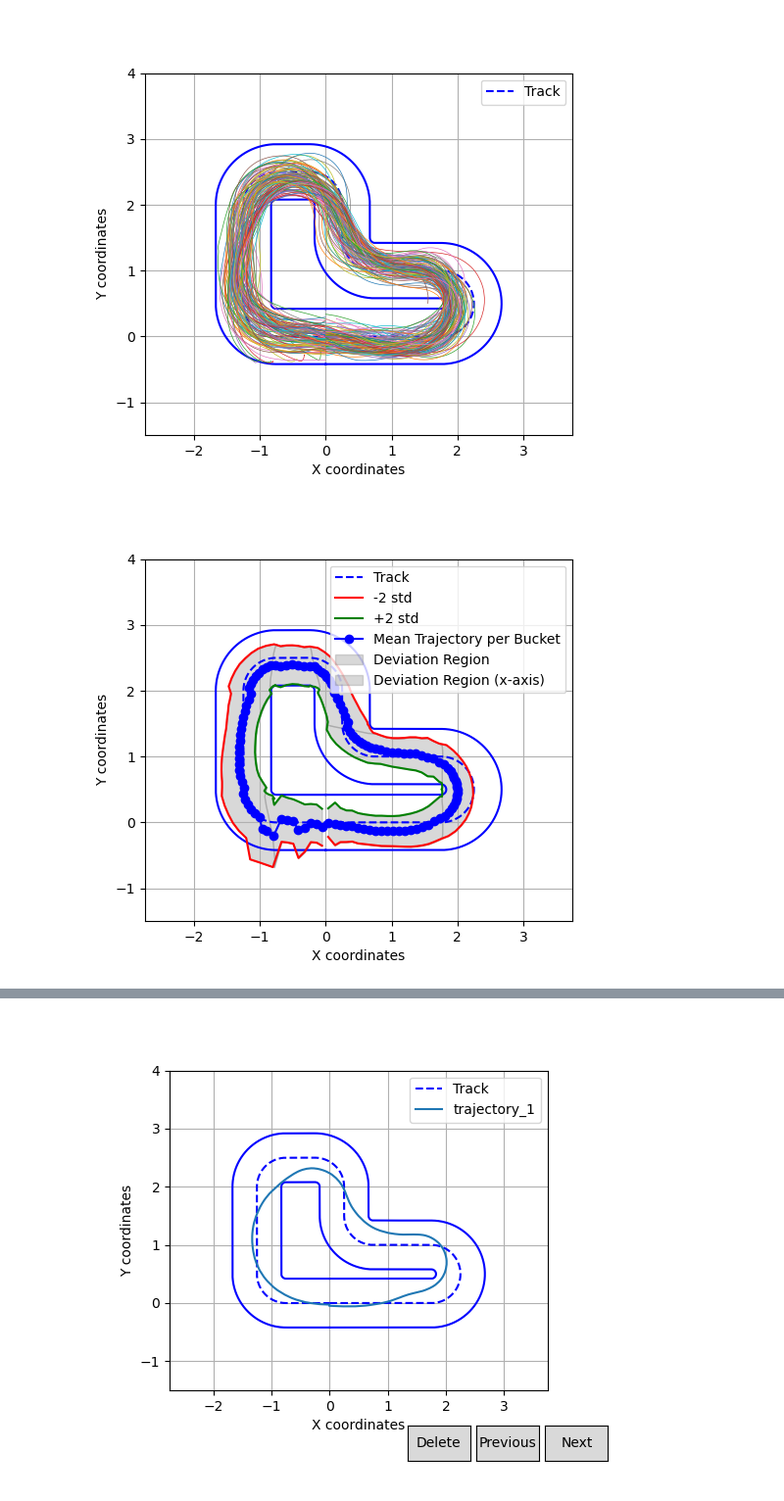
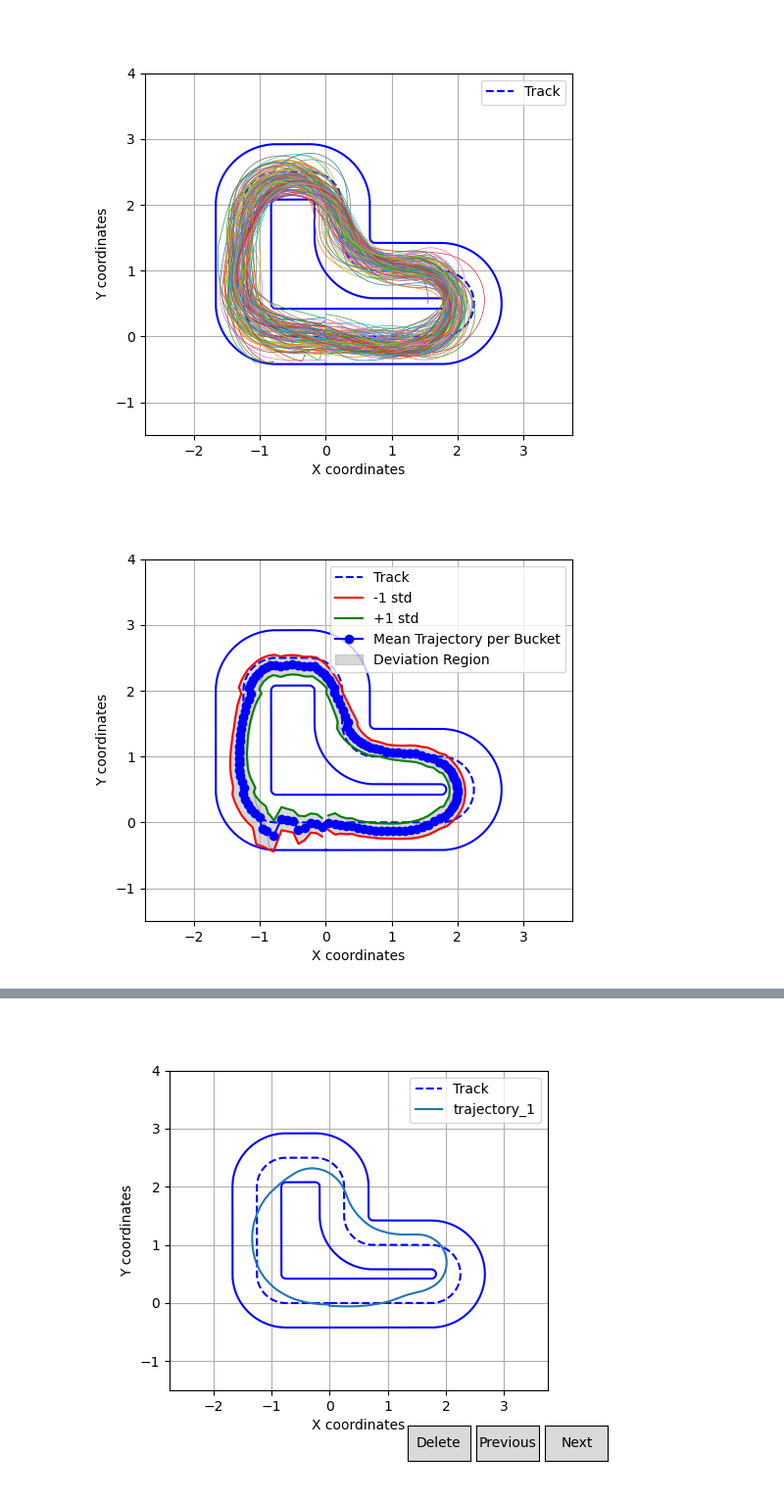
Before and after one commit to freddiefreeloader1/Imitation-Learning-for-Driving-Control, a Jupyter notebook: data_augmetation.ipynb, the cells around one changed output, grey strips where cells are left out. Shown at 98% size. Cells and saved outputs as stored; diff of their text form; code cells hidden in the pictures.

Commit message:
new models, FFt changed

```diff
--- a/data_augmetation.ipynb
+++ b/data_augmetation.ipynb
@@ -41,7 +44,7 @@ def wrap_to_pi(angle):
     return (angle + np.pi) % (2 * np.pi) - np.pi
 
 n_buckets = 120  # Number of buckets to divide s into (0.0-0.1, 0.1-0.2, ..., 0.9-1.0)
-number_of_std  = 2
+number_of_std  = 1
 
 bucket_edges = np.linspace(0, 10.71, n_buckets + 1) # start and ends of buckets
 use_mean = True
@@ -322,11 +325,14 @@ ax.plot(x_upper, y_upper, color='green', label=f'+{number_of_std} std')
 ax.plot(mean_x_per_bucket, mean_y_per_bucket, color='blue', label='Mean Trajectory per Bucket', marker="o")
 
 ax.fill_betweenx(y_lower, x_lower, x_upper, color='gray', alpha=0.3, label='Deviation Region')
-ax.fill_between(x_upper, y_upper, y_lower, color='gray', alpha=0.3, label='Deviation Region (x-axis)')
+ax.fill_between(x_upper, y_upper, y_lower, color='gray', alpha=0.3)
 
 
 ax.legend()
 plt.show()
+
+plt.savefig(f'figures/mean_trajectory_expert.svg', format='svg')
+
 
 # create the dataframes
 bucket_data_mean_std = pd.DataFrame({
@@ -358,9 +364,9 @@ bucket_data_mean_std = pd.DataFrame({
     "cov_s_throttle": cov_matrices_s_throttle_flat
 })
 
-bucket_data_mean_std_df = pd.DataFrame(bucket_data_mean_std)
+# bucket_data_mean_std_df = pd.DataFrame(bucket_data_mean_std)
 
-bucket_data_mean_std_df.to_feather('Obtained Model Data/bucket_data_mean_std.feather')
+# bucket_data_mean_std_df.to_feather('Obtained Model Data/bucket_data_mean_std.feather')
 
 
 mean_traj = {
@@ -374,34 +380,34 @@ mean_traj = {
     "omega":mean_omega_per_bucket
 }
 
 mean_traj_df = pd.DataFrame(mean_traj)
 
 # mean_traj_df.to_feather('mean_trajectory.feather')
 
 
 outer_traj = {
     's': bucket_centers,
     'x': mean_x_per_bucket + std_x_per_bucket,
     'y': mean_y_per_bucket + std_y_per_bucket,
     'dtheta': mean_dtheta_per_bucket + std_dtheta_per_bucket,
     'vx': mean_vx_per_bucket + std_vx_per_bucket,
     'vy': mean_vy_per_bucket + std_vy_per_bucket,
     'e': mean_e_per_bucket + std_e_per_bucket,
     "omega": mean_omega_per_bucket + std_omega_per_bucket
 }
 
 inner_traj = {
     's': bucket_centers,
     'x': mean_x_per_bucket - std_x_per_bucket,
     'y': mean_y_per_bucket - std_y_per_bucket,
     'dtheta': mean_dtheta_per_bucket - std_dtheta_per_bucket,
     'vx': mean_vx_per_bucket - std_vx_per_bucket,
     'vy': mean_vy_per_bucket - std_vy_per_bucket,
     'e': mean_e_per_bucket - std_e_per_bucket,
     "omega": mean_omega_per_bucket - std_omega_per_bucket
 }
 # %% [output]
-[figure, old version]
+[figure, new version]
 # %%
 from matplotlib.patches import Ellipse
 
```
Also changed, not shown: parts of 7 cells of this notebook, 38 other files.
